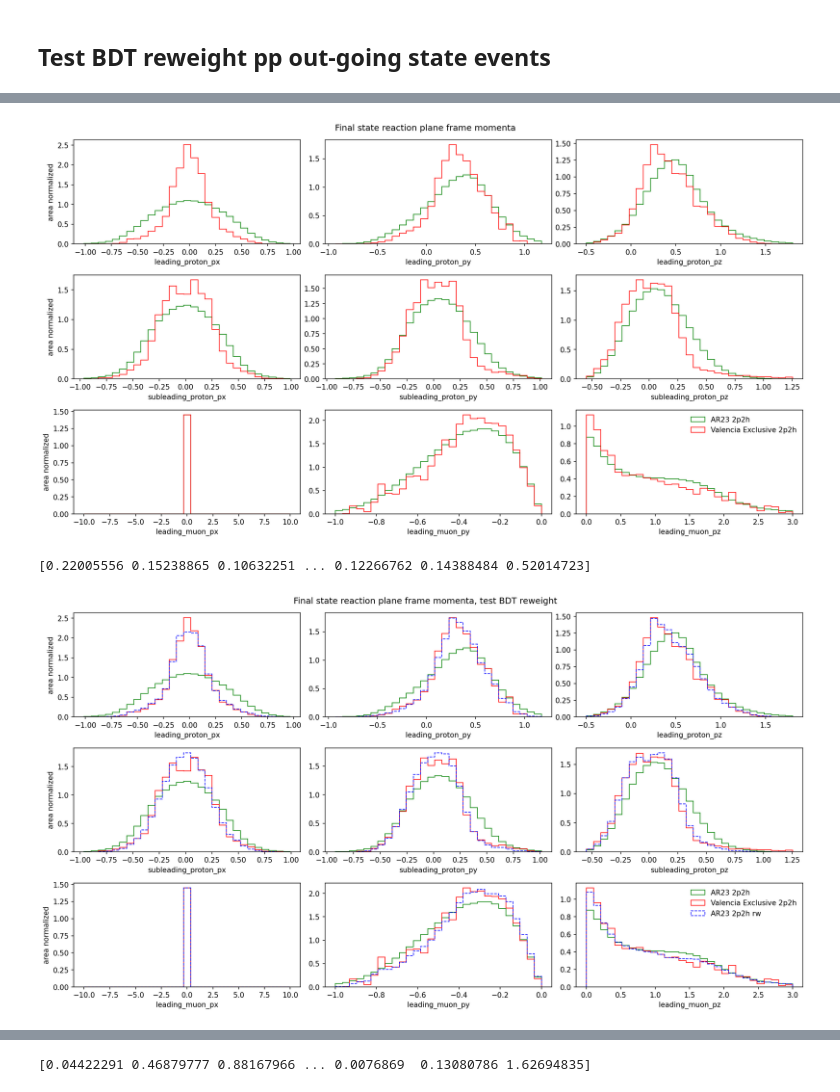
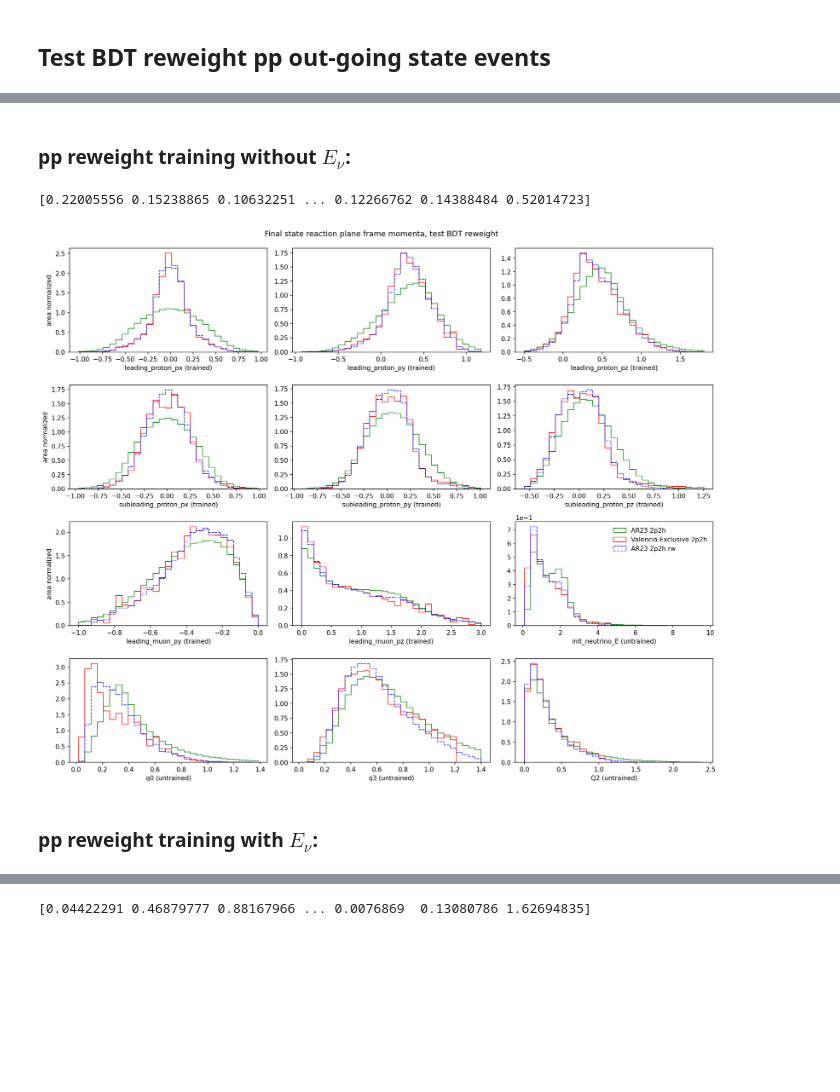
Before and after one commit to zihaolin2000/BDTReweight, a Jupyter notebook: examples/ICARUS_NuMI_C12_2p2h_BDT_test.ipynb, the cells around one changed output, grey strips where cells are left out. Drawn from its saved outputs; the diff is of its cells as text; code cells hidden in the pictures; blank space fills up the shorter version.

Commit message:
Include training and test when Enu is included as a reweight variable

```diff
--- a/examples/ICARUS_NuMI_C12_2p2h_BDT_test.ipynb
+++ b/examples/ICARUS_NuMI_C12_2p2h_BDT_test.ipynb
@@ -32,15 +34,15 @@ Note:
 # %% [markdown]
 ## Test BDT reweight pp out-going state events
 # %%
-# reweight variables (the ORDER matters) and drawing variables
-reweight_variables = [
+# drawing variables
+drawing_variables = [
     'leading_proton_px', 'leading_proton_py', 'leading_proton_pz',
     'subleading_proton_px', 'subleading_proton_py', 'subleading_proton_pz',
     'leading_muon_py', 'leading_muon_pz',
+    'init_neutrino_E', 'q0', 'q3', 'Q2'
 ]
-
-drawing_variables = [
-    'leading_proton_px', 'leading_proton_py', 'leading_proton_pz',
-    'subleading_proton_px', 'subleading_proton_py', 'subleading_proton_pz',
-    'leading_muon_px','leading_muon_py', 'leading_muon_pz',
-]
+# read muon, proton kinematics from pre-processed csv files, already in reaction plane frame
+df_source = pd.read_csv('/exp/icarus/data/users/zihaolin/MC_outputs/bdtreweighters_json/bdt_train_2p2h_csv/AR23SuSAv2_ICARUS_NuMI_2p2h_pp_states.csv')
+df_target = pd.read_csv('/exp/icarus/data/users/zihaolin/MC_outputs/bdtreweighters_json/bdt_train_2p2h_csv/newValencia_ICARUS_NuMI_2p2h_pp_states.csv')
+print("source csv columns:", df_source.columns)
+print("target csv columns:", df_target.columns)
@@ -64,41 +60,22 @@ target csv columns: Index(['leading_muon_px', 'leading_muon_py', 'leading_muon_p
-# %%
-# plot reaction plane frame momenta
-fig, axs = plt.subplots(nrows=3, ncols=3,figsize=(15,8), dpi=150)
-for i, ax in enumerate(axs.flat):
-
-    var = drawing_variables[i]
-    if var == 'leading_muon_px':
-        bins = np.linspace(-10, 10, 30)
-    elif var == 'leading_muon_py':
-        bins = np.linspace(-1, 0, 30)
-    elif var == 'leading_muon_pz':
-        bins = np.linspace(0, 3, 30)
-    else:
-        bins = np.linspace(np.min([df_source[var].min(), df_target[var].min()]),np.max([df_source[var].max(), df_target[var].max()]),30)*0.7
-
-    ax.hist(df_source[var], weights=np.ones(len(df_source)), color='green', alpha=0.9,histtype='step',bins=bins, label='AR23 2p2h', density=True)
-    ax.hist(df_target[var], weights=df_target['weight'],     color='red', alpha=0.9,histtype='step',bins=bins, label='Valencia Exclusive 2p2h', density=True)
-    # ax.hist(df_source[var], weights=new_weights,             color='blue', alpha=0.9, histtype='step',bins=bins, label='AR23 2p2h rw', linestyle='--', density=True)
-    ax.set_xlabel(var)
-    ax.ticklabel_format(style='sci', axis='y', scilimits=(0,0))
-
-    if i in [0, 3, 6]:
-        ax.set_ylabel('area normalized')
-    if i == 8:
-        ax.legend(frameon=False)
-plt.tight_layout()
-plt.suptitle('Final state reaction plane frame momenta', y = 1.02)
-plt.show()
-# %% [output]
-[figure, removed]
+# %% [markdown]
+### pp reweight training without $E_\nu$:
 # %%
+# reweight variables (the ORDER matters)
+reweight_variables = [
+    'leading_proton_px', 'leading_proton_py', 'leading_proton_pz',
+    'subleading_proton_px', 'subleading_proton_py', 'subleading_proton_pz',
+    'leading_muon_py', 'leading_muon_pz',
+    # 'init_neutrino_E'
+]
+
 # read reweighter from json
 reweighter = load_json_reweighter('/exp/icarus/data/users/zihaolin/MC_outputs/bdtreweighters_json/ICARUS_NuMI_numu_C12_SuSAv2_to_ValenciaExclusive_2p2h_pp_bdtreweighter.json')
-input_features = np.array([
-    df_source['leading_proton_px'], df_source['leading_proton_py'], df_source['leading_proton_pz'],
-    df_source['subleading_proton_px'], df_source['subleading_proton_py'], df_source['subleading_proton_pz'],
-    df_source['leading_muon_py'], df_source['leading_muon_pz']
-    ]).T
+# input_features = np.array([
+#     df_source['leading_proton_px'], df_source['leading_proton_py'], df_source['leading_proton_pz'],
+#     df_source['subleading_proton_px'], df_source['subleading_proton_py'], df_source['subleading_proton_pz'],
+#     df_source['leading_muon_py'], df_source['leading_muon_pz']
+#     ]).T
+input_features = np.array(df_source[reweight_variables])
 # %%
 # use reweighter to predict weights for source sample
 new_weights = reweighter.predict_weights(input_features)
@@ -107,31 +84,33 @@ print(new_weights)
 [0.22005556 0.15238865 0.10632251 ... 0.12266762 0.14388484 0.52014723]
 # %%
 # plot reaction plane frame momenta
-fig, axs = plt.subplots(nrows=3, ncols=3,figsize=(15,8), dpi=150)
+fig, axs = plt.subplots(nrows=4, ncols=3,figsize=(15,12), dpi=150)
 for i, ax in enumerate(axs.flat):
 
     var = drawing_variables[i]
     if var == 'leading_muon_px':
         bins = np.linspace(-10, 10, 30)
     elif var == 'leading_muon_py':
         bins = np.linspace(-1, 0, 30)
     elif var == 'leading_muon_pz':
         bins = np.linspace(0, 3, 30)
     else:
         bins = np.linspace(np.min([df_source[var].min(), df_target[var].min()]),np.max([df_source[var].max(), df_target[var].max()]),30)*0.7
 
     ax.hist(df_source[var], weights=np.ones(len(df_source)), color='green', alpha=0.9,histtype='step',bins=bins, label='AR23 2p2h', density=True)
     ax.hist(df_target[var], weights=df_target['weight'],     color='red', alpha=0.9,histtype='step',bins=bins, label='Valencia Exclusive 2p2h', density=True)
     ax.hist(df_source[var], weights=new_weights,             color='blue', alpha=0.9, histtype='step',bins=bins, label='AR23 2p2h rw', linestyle='--', density=True)
-    ax.set_xlabel(var)
+    ax.set_xlabel(var+' (trained)' if var in reweight_variables else var+' (untrained)')
     ax.ticklabel_format(style='sci', axis='y', scilimits=(0,0))
 
     if i in [0, 3, 6]:
         ax.set_ylabel('area normalized')
     if i == 8:
         ax.legend(frameon=False)
 plt.tight_layout()
 plt.suptitle('Final state reaction plane frame momenta, test BDT reweight', y = 1.02)
 plt.show()
 # %% [output]
-[figure, old version]
+[figure, new version]
+# %% [markdown]
+### pp reweight training with $E_\nu$:
```
Also changed, not shown: parts of 14 cells of this notebook, 1 other file.
